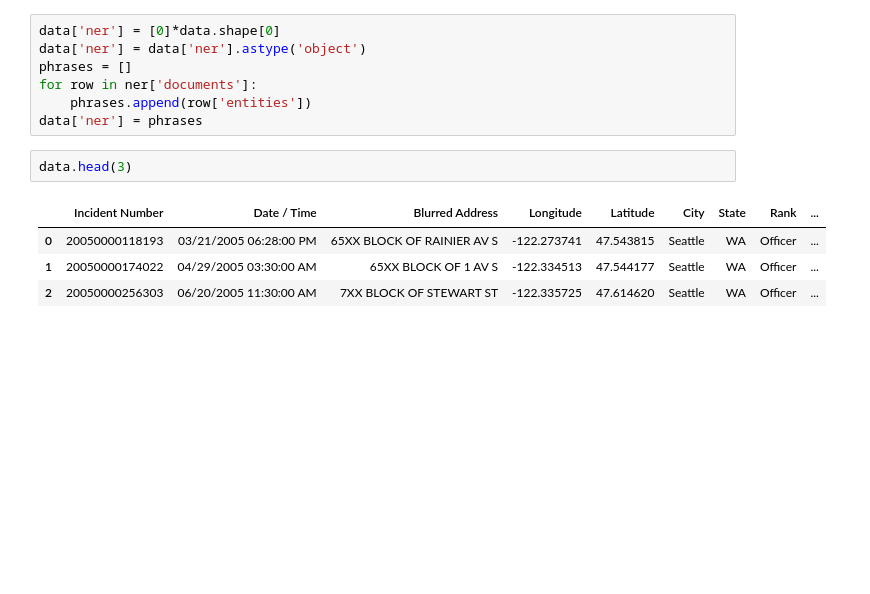
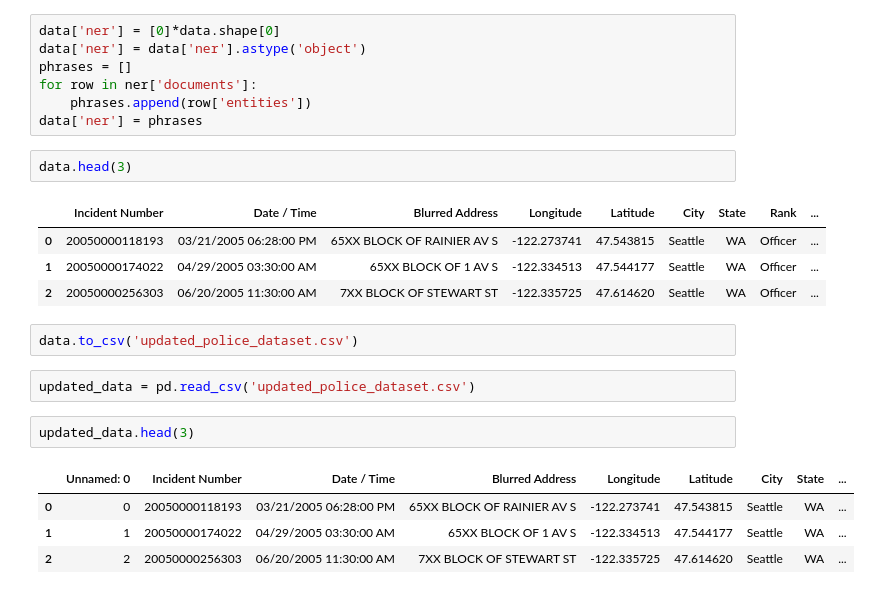
Before and after one commit to michelle14lee/Microsoft-X-PiE-Text-Analytics-Datathon-2020, a Jupyter notebook: EDA.ipynb, the cells around one changed output. Drawn from its saved outputs; the diff is of its cells as text; blank space fills up the shorter version.

Commit message:
Created new dataset

```diff
--- a/EDA.ipynb
+++ b/EDA.ipynb
@@ -313,3 +313,14 @@ data.head(3)
 | 0 | 20050000118193 | 03/21/2005 06:28:00 PM | 65XX BLOCK OF RAINIER AV S | -122.273741 | 47.543815 | Seattle | WA | Officer | ... |
 | 1 | 20050000174022 | 04/29/2005 03:30:00 AM | 65XX BLOCK OF 1 AV S | -122.334513 | 47.544177 | Seattle | WA | Officer | ... |
 | 2 | 20050000256303 | 06/20/2005 11:30:00 AM | 7XX BLOCK OF STEWART ST | -122.335725 | 47.614620 | Seattle | WA | Officer | ... |
+# %%
+data.to_csv('updated_police_dataset.csv')
+# %%
+updated_data = pd.read_csv('updated_police_dataset.csv')
+# %%
+updated_data.head(3)
+# %% [output]
+|  | Unnamed: 0 | Incident Number | Date / Time | Blurred Address | Longitude | Latitude | City | State | ... |
+| 0 | 0 | 20050000118193 | 03/21/2005 06:28:00 PM | 65XX BLOCK OF RAINIER AV S | -122.273741 | 47.543815 | Seattle | WA | ... |
+| 1 | 1 | 20050000174022 | 04/29/2005 03:30:00 AM | 65XX BLOCK OF 1 AV S | -122.334513 | 47.544177 | Seattle | WA | ... |
+| 2 | 2 | 20050000256303 | 06/20/2005 11:30:00 AM | 7XX BLOCK OF STEWART ST | -122.335725 | 47.614620 | Seattle | WA | ... |
```
Also changed, not shown: 1 other file.
